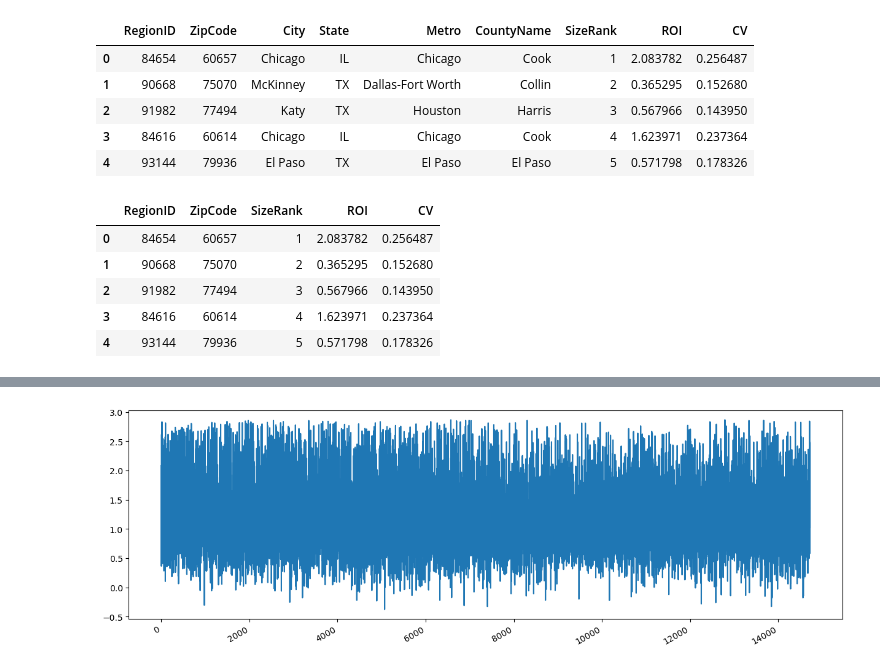
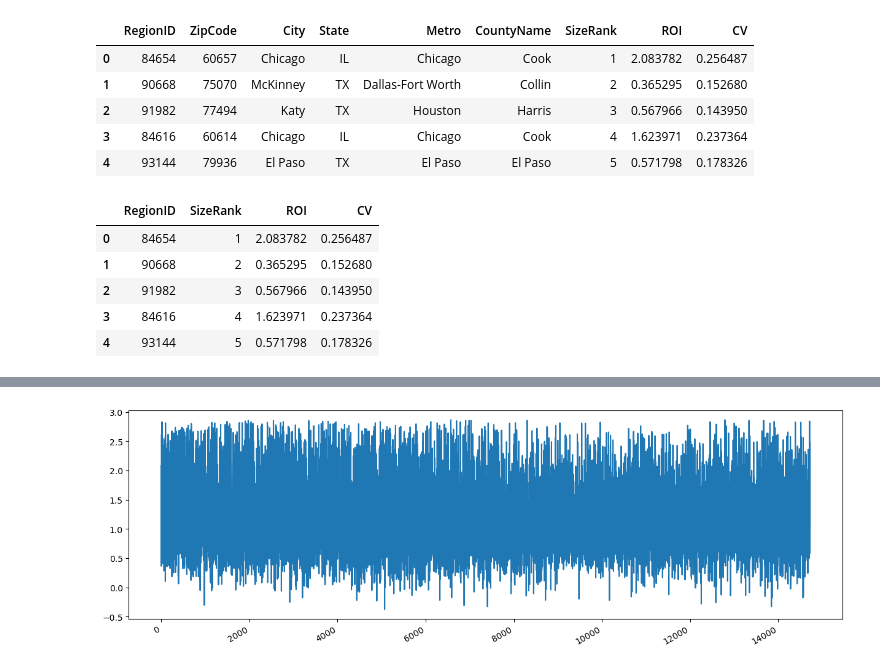
Before and after one commit to lynnndero/PHASE-4-PROJECT, a Jupyter notebook: starter_notebook.ipynb, the cells around one changed output, grey strips where cells are left out. Drawn from its saved outputs; the diff is of its cells as text; code cells hidden in the pictures.

```diff
--- a/starter_notebook.ipynb
+++ b/starter_notebook.ipynb
@@ -115,0 +124,6 @@ Name: count, dtype: int64
+# %%
+#converting Zipcode column to an object datatype
+df['ZipCode']  = df['ZipCode'].astype('string')
+
+print(df.ZipCode.min())
+print(df.ZipCode.max())
@@ -271,12 +316,12 @@ eda_df.head()
 | 3 | 84616 | 60614 | Chicago | IL | Chicago | Cook | 4 | 1.623971 | 0.237364 |
 | 4 | 93144 | 79936 | El Paso | TX | El Paso | El Paso | 5 | 0.571798 | 0.178326 |
 # %%
-Numeric_cols = eda_df[['RegionID','ZipCode','SizeRank','ROI','CV']]
+Numeric_cols = eda_df[['RegionID','SizeRank','ROI','CV']]
 Numeric_cols.head()
 # %% [output]
-|  | RegionID | ZipCode | SizeRank | ROI | CV |
-| 0 | 84654 | 60657 | 1 | 2.083782 | 0.256487 |
-| 1 | 90668 | 75070 | 2 | 0.365295 | 0.152680 |
-| 2 | 91982 | 77494 | 3 | 0.567966 | 0.143950 |
-| 3 | 84616 | 60614 | 4 | 1.623971 | 0.237364 |
-| 4 | 93144 | 79936 | 5 | 0.571798 | 0.178326 |
+|  | RegionID | SizeRank | ROI | CV |
+| 0 | 84654 | 1 | 2.083782 | 0.256487 |
+| 1 | 90668 | 2 | 0.365295 | 0.152680 |
+| 2 | 91982 | 3 | 0.567966 | 0.143950 |
+| 3 | 84616 | 4 | 1.623971 | 0.237364 |
+| 4 | 93144 | 5 | 0.571798 | 0.178326 |
```
Also changed, not shown: parts of 87 cells of this notebook, 2 other files.
